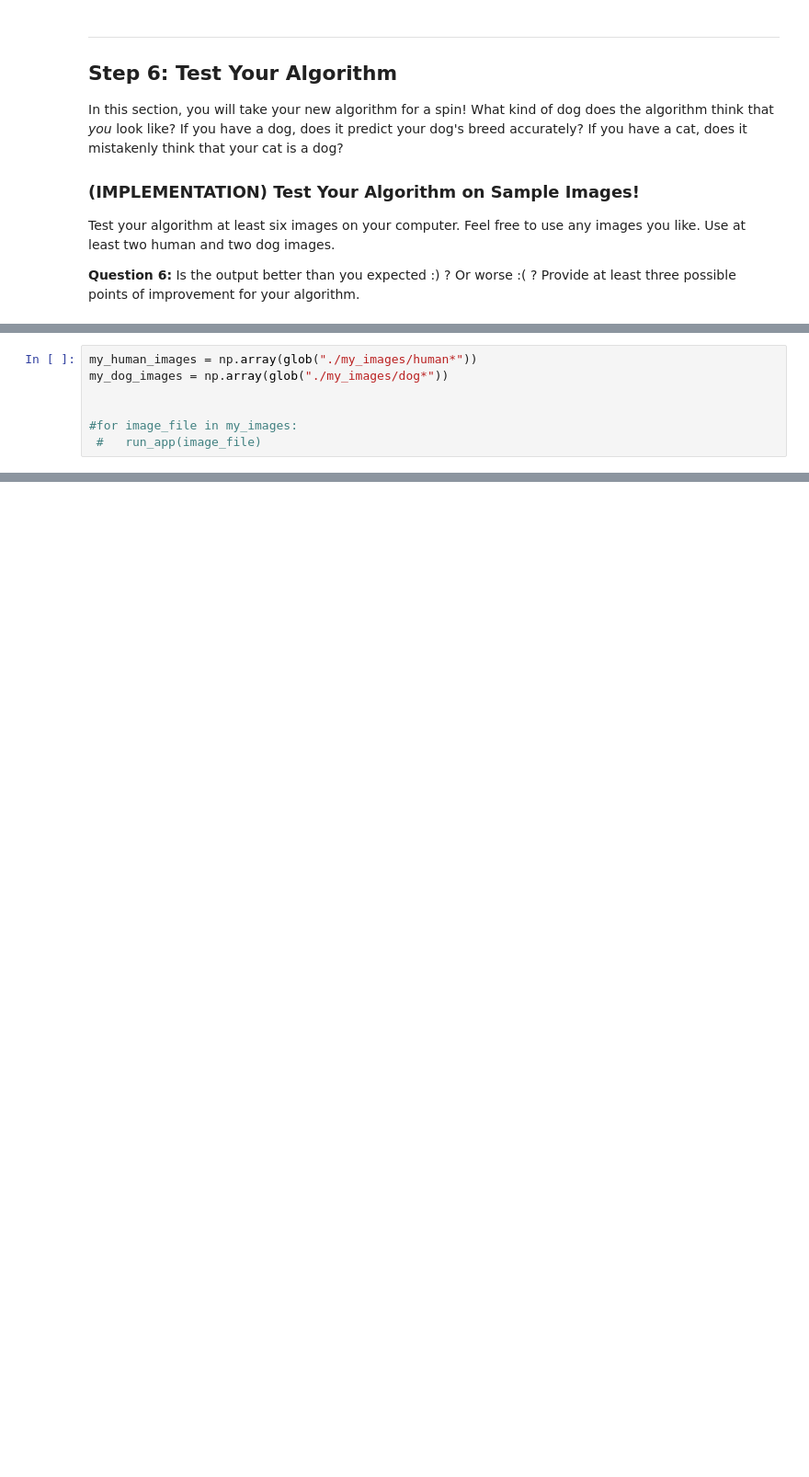
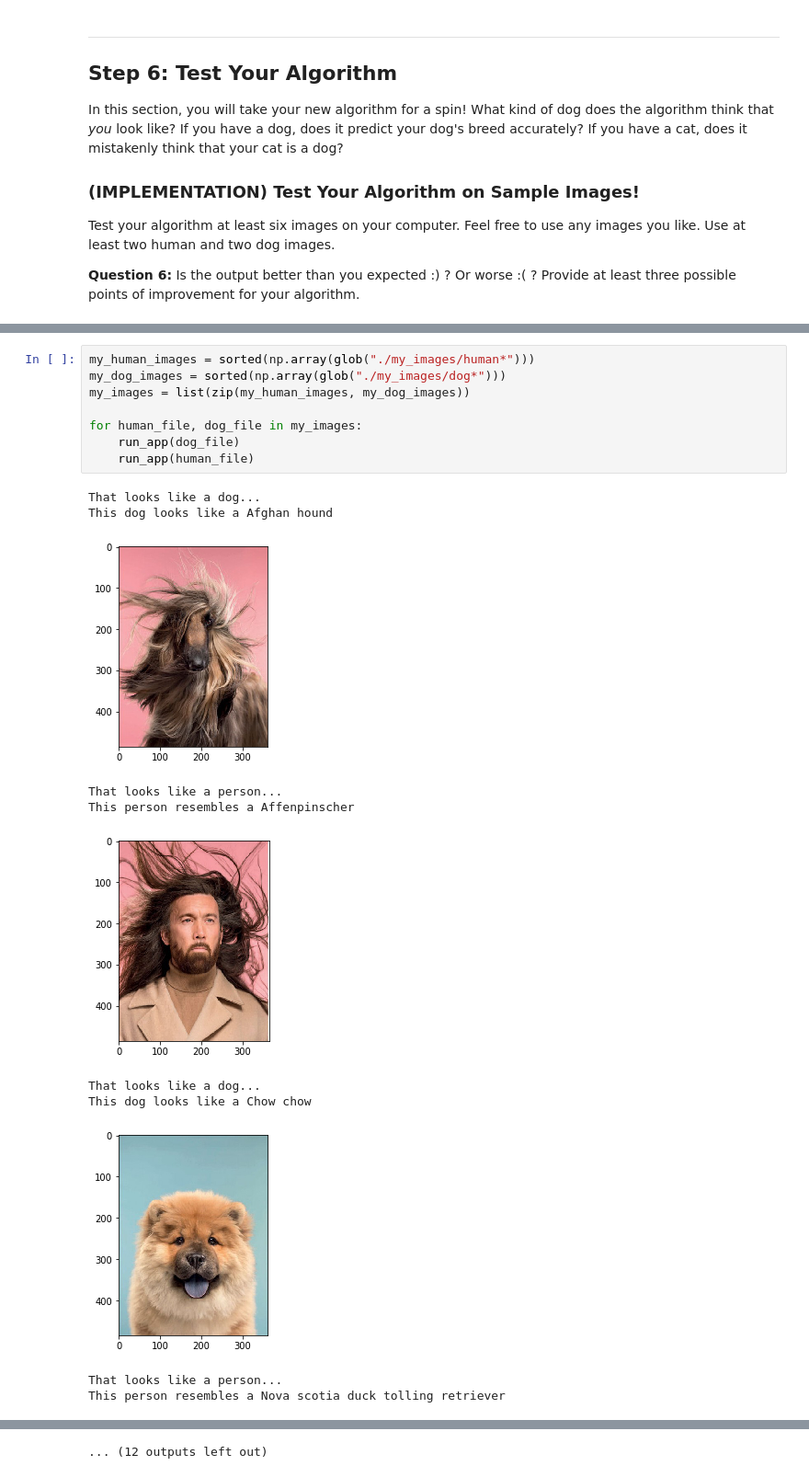
Before and after one commit to thomd/deep-learning-v2-pytorch, a Jupyter notebook: project-dog-classification/dog_app.ipynb, the cells around one changed output, grey strips where cells are left out. Shown at 92% size. Drawn from its saved outputs; the diff is of its cells as text; blank space fills up the shorter version.

```diff
--- a/project-dog-classification/dog_app.ipynb
+++ b/project-dog-classification/dog_app.ipynb
@@ -923,7 +893,20 @@ mkdir: my_images: File exists
 # %%
-my_human_images = np.array(glob("./my_images/human*"))
-my_dog_images = np.array(glob("./my_images/dog*"))
+my_human_images = sorted(np.array(glob("./my_images/human*")))
+my_dog_images = sorted(np.array(glob("./my_images/dog*")))
+my_images = list(zip(my_human_images, my_dog_images))
 
-
-#for image_file in my_images:
- #   run_app(image_file)
+for human_file, dog_file in my_images:
+    run_app(dog_file)
+    run_app(human_file)
+# %% [output]
+That looks like a dog...
+This dog looks like a Afghan hound
+[figure, added]
+That looks like a person...
+This person resembles a Affenpinscher
+[figure, added]
+That looks like a dog...
+This dog looks like a Chow chow
+[figure, added]
+That looks like a person...
+This person resembles a Nova scotia duck tolling retriever
@@ -929,0 +920 @@ my_dog_images = np.array(glob("./my_images/dog*"))
+... (12 outputs left out)
```
Also changed, not shown: parts of 5 cells of this notebook.
